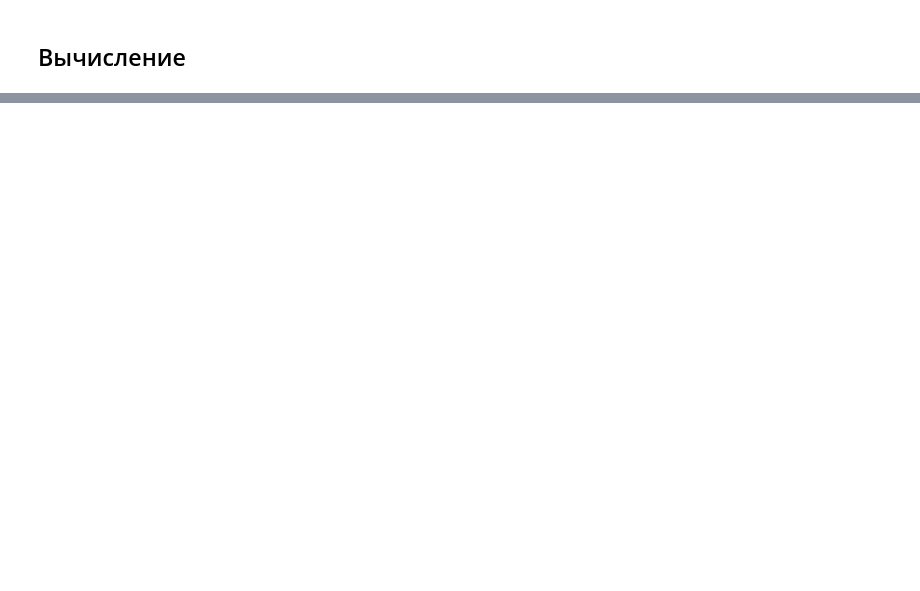
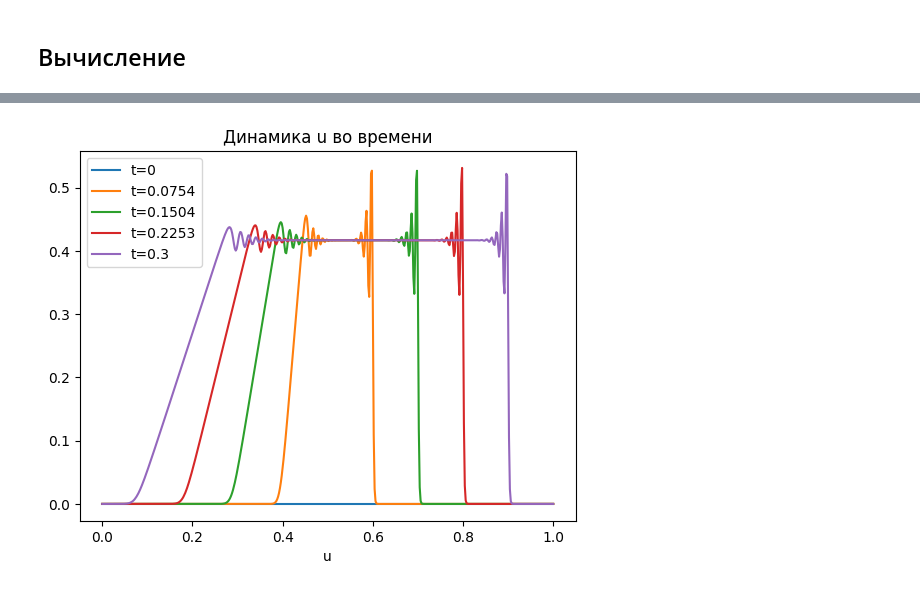
Before and after one commit to artmihant/CompMech6C2025, a Jupyter notebook: homework/antonov/7.3/7.3.ipynb, the cells around one changed output, grey strips where cells are left out. Drawn from its saved outputs; the diff is of its cells as text; code cells hidden in the pictures; blank space fills up the shorter version.

```diff
--- a/homework/antonov/7.3/7.3.ipynb
+++ b/homework/antonov/7.3/7.3.ipynb
@@ -139,0 +231,14 @@ anime(nu,u,x,fps,anim_time)
+# %%
+n_graf = 5 # кол-во нарисуемых графиков ( > 1 )
+
+ind = [ math.ceil( i*(len(u)-1)/(n_graf-1) ) for i in range(n_graf) ]
+
+for i in ind:
+    plt.plot( x , u[i,:,1]/u[i,:,0] , label = f"t={round(tst[i],4)}" )
+plt.xlabel("X")
+plt.xlabel("u")
+plt.title("Динамика u во времени")
+plt.legend()
+plt.show()
+# %% [output]
+[figure, added]
```
Also changed, not shown: parts of 10 cells of this notebook, 3 other files.
